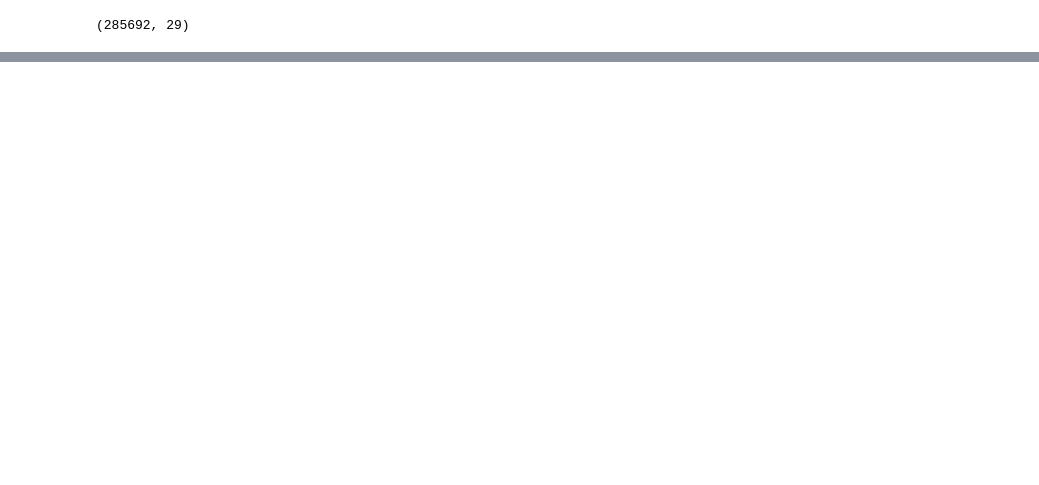
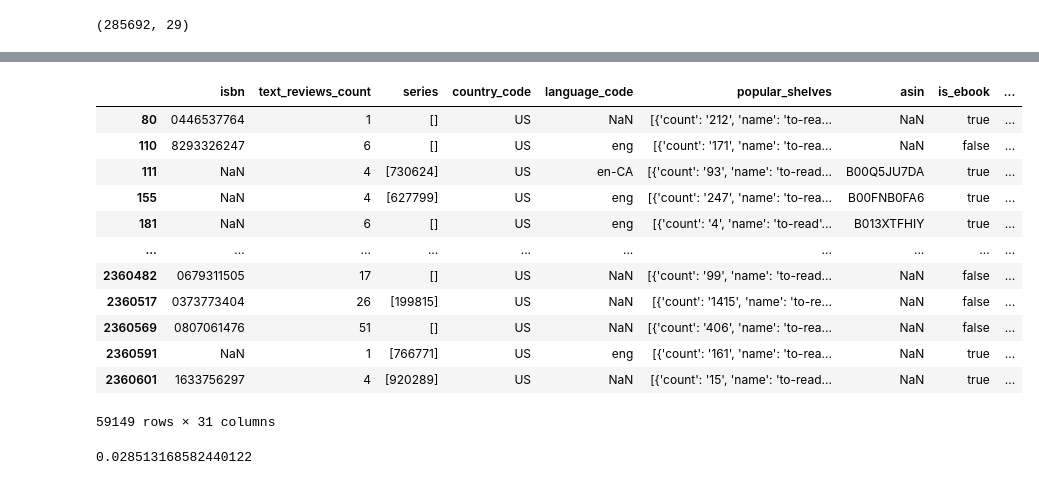
Before and after one commit to FrisoHarlaar/MSc-Data-Science-Thesis, a Jupyter notebook: Exploratory Data Analysis.ipynb, the cells around one changed output, grey strips where cells are left out. Drawn from its saved outputs; the diff is of its cells as text; code cells hidden in the pictures; blank space fills up the shorter version.

```diff
--- a/Exploratory Data Analysis.ipynb
+++ b/Exploratory Data Analysis.ipynb
@@ -262,0 +391,4 @@ display(df[(df['image_url'] == NO_IMAGE_LINK) & (df['description'].isna())].shap
+# %%
+df['num_pages'] = df['num_pages'].astype('Int64')
+
+print(df['num_pages'].describe())
@@ -262,0 +416,29 @@ display(df[(df['image_url'] == NO_IMAGE_LINK) & (df['description'].isna())].shap
+# %%
+col = 'description_word_counts'
+
+Q1 = df[col].quantile(0.25)
+Q3 = df[col].quantile(0.75)
+
+IQR = Q3 - Q1
+
+lower_bound = Q1 - 1.5 * IQR
+upper_bound = Q3 + 1.5 * IQR
+
+outliers = df[(df[col] < lower_bound) | (df[col] > upper_bound)]
+display(outliers)
+print(len(outliers)/len(df))
+# %% [output]
+|  | isbn | text_reviews_count | series | country_code | language_code | popular_shelves | asin | is_ebook | ... |
+| 80 | 0446537764 | 1 | [] | US | NaN | [{'count': '212', 'name': 'to-rea... | NaN | true | ... |
+| 110 | 8293326247 | 6 | [] | US | eng | [{'count': '171', 'name': 'to-rea... | NaN | false | ... |
+| 111 | NaN | 4 | [730624] | US | en-CA | [{'count': '93', 'name': 'to-read... | B00Q5JU7DA | true | ... |
+| 155 | NaN | 4 | [627799] | US | eng | [{'count': '247', 'name': 'to-rea... | B00FNB0FA6 | true | ... |
+| 181 | NaN | 6 | [] | US | eng | [{'count': '4', 'name': 'to-read'... | B013XTFHIY | true | ... |
+| ... | ... | ... | ... | ... | ... | ... | ... | ... | ... |
+| 2360482 | 0679311505 | 17 | [] | US | NaN | [{'count': '99', 'name': 'to-read... | NaN | false | ... |
+| 2360517 | 0373773404 | 26 | [199815] | US | NaN | [{'count': '1415', 'name': 'to-re... | NaN | false | ... |
+| 2360569 | 0807061476 | 51 | [] | US | NaN | [{'count': '406', 'name': 'to-rea... | NaN | false | ... |
+| 2360591 | NaN | 1 | [766771] | US | eng | [{'count': '161', 'name': 'to-rea... | NaN | true | ... |
+| 2360601 | 1633756297 | 4 | [920289] | US | NaN | [{'count': '15', 'name': 'to-read... | NaN | true | ... |
+59149 rows × 31 columns
+0.028513168582440122
```
Also changed, not shown: parts of 35 cells of this notebook.
